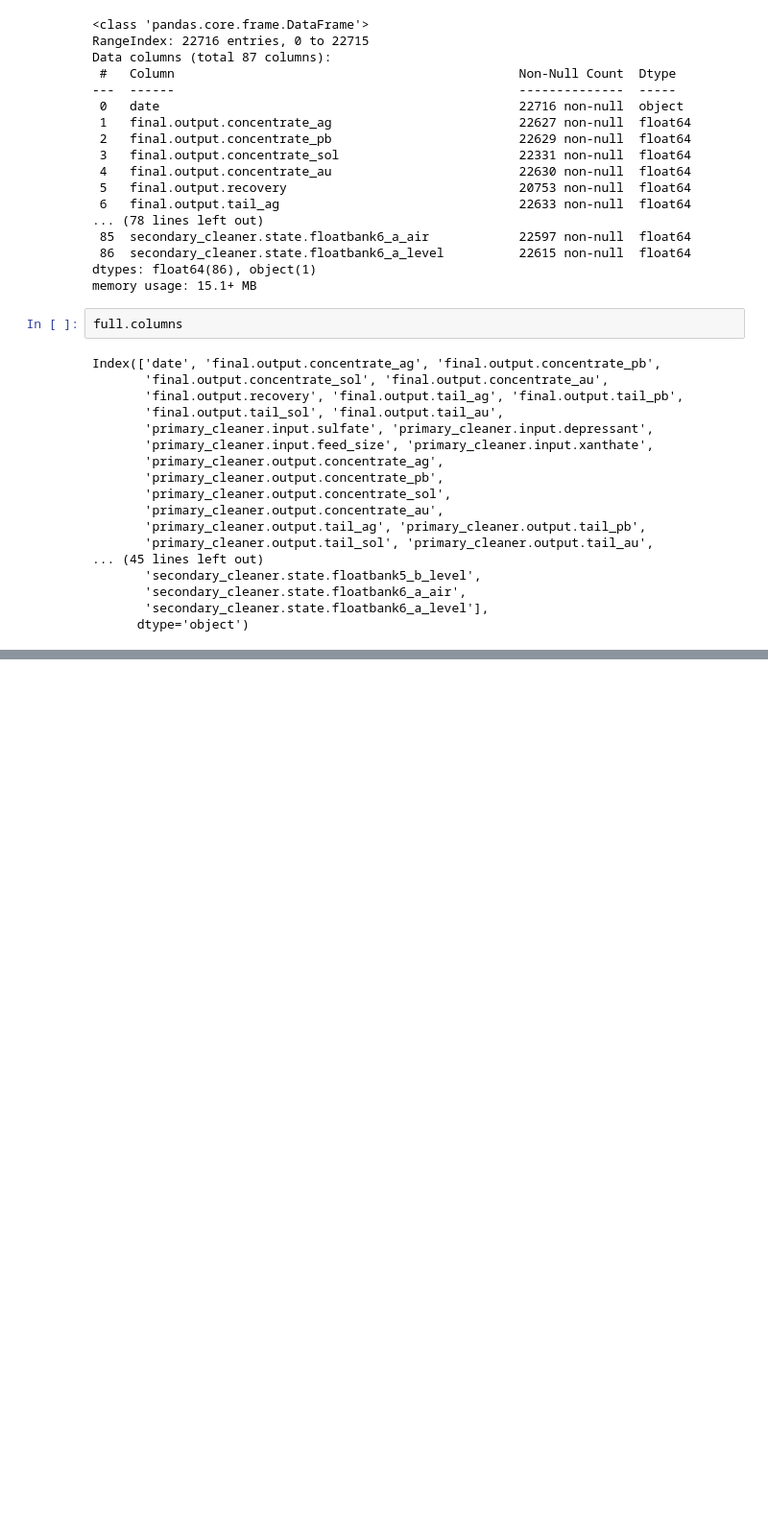
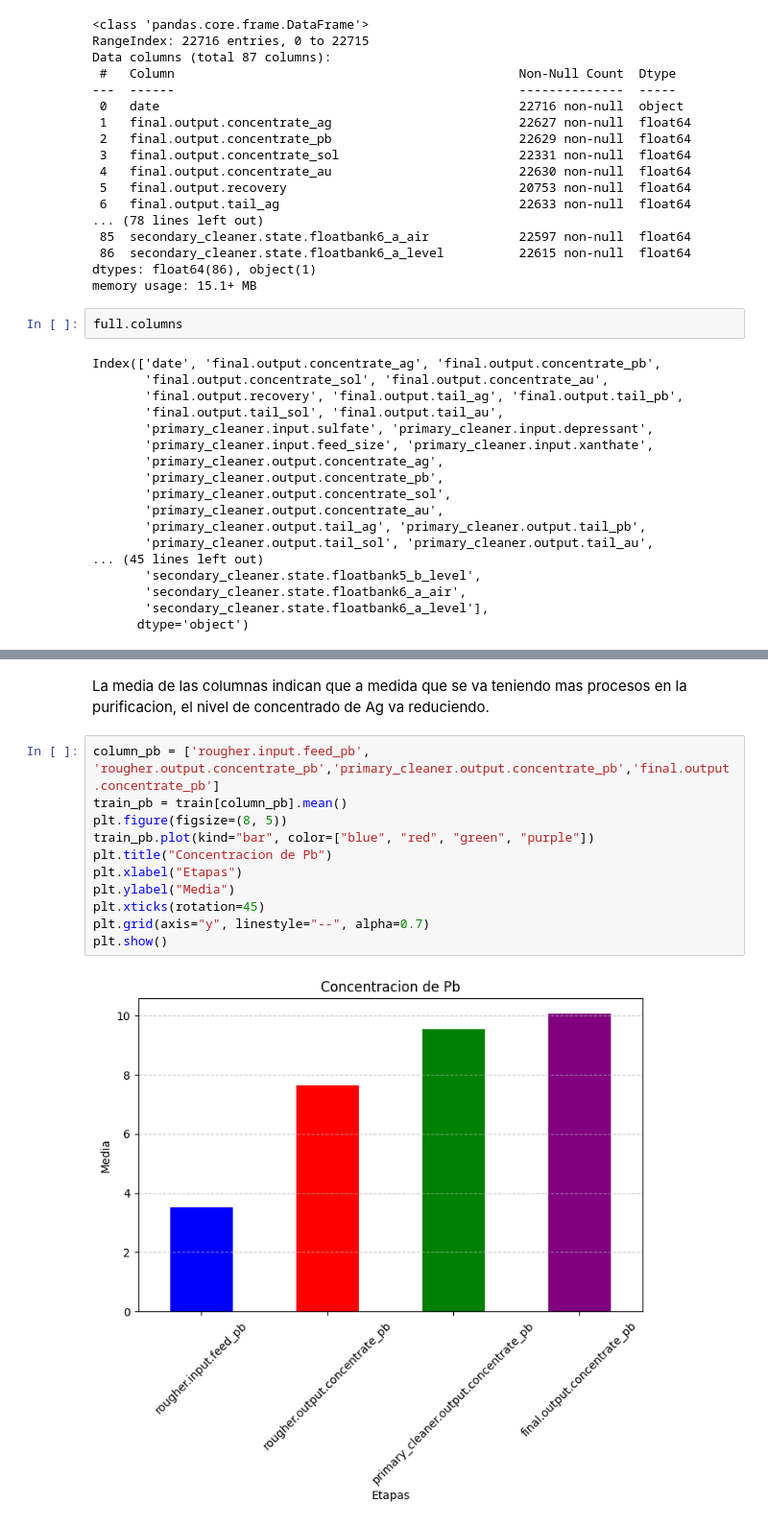
Before and after one commit to marxramos/ML-PREDICCION-DE-EXTRACCION-DEL-MINERAL-ORO, a Jupyter notebook: Notebook/ml_zyfra.ipynb, the cells around one changed output, grey strips where cells are left out. Shown at 96% size. Saved outputs shown, nothing was run; the diff lists cells and outputs as text; blank space fills up the shorter version.

```diff
--- a/Notebook/ml_zyfra.ipynb
+++ b/Notebook/ml_zyfra.ipynb
@@ -82,0 +384,15 @@ Index(['date', 'final.output.concentrate_ag', 'final.output.concentrate_pb',
+# %% [markdown]
+La media de las columnas indican que a medida que se va teniendo mas procesos en la purificacion, el nivel de concentrado de Ag va reduciendo.
+# %%
+column_pb = ['rougher.input.feed_pb', 'rougher.output.concentrate_pb','primary_cleaner.output.concentrate_pb','final.output.concentrate_pb']
+train_pb = train[column_pb].mean()
+plt.figure(figsize=(8, 5))
+train_pb.plot(kind="bar", color=["blue", "red", "green", "purple"])
+plt.title("Concentracion de Pb")
+plt.xlabel("Etapas")
+plt.ylabel("Media")
+plt.xticks(rotation=45)
+plt.grid(axis="y", linestyle="--", alpha=0.7)
+plt.show()
+# %% [output]
+[figure, added]
```
Also changed, not shown: parts of 29 cells of this notebook.
